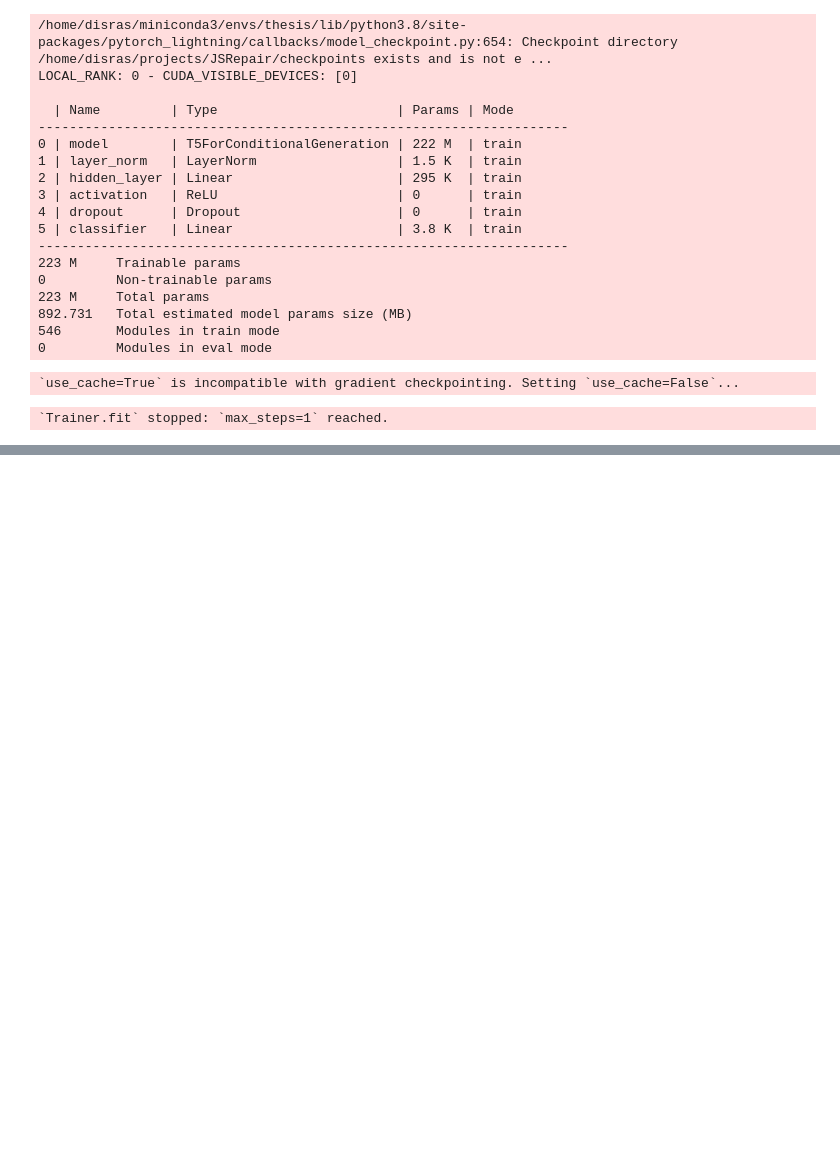
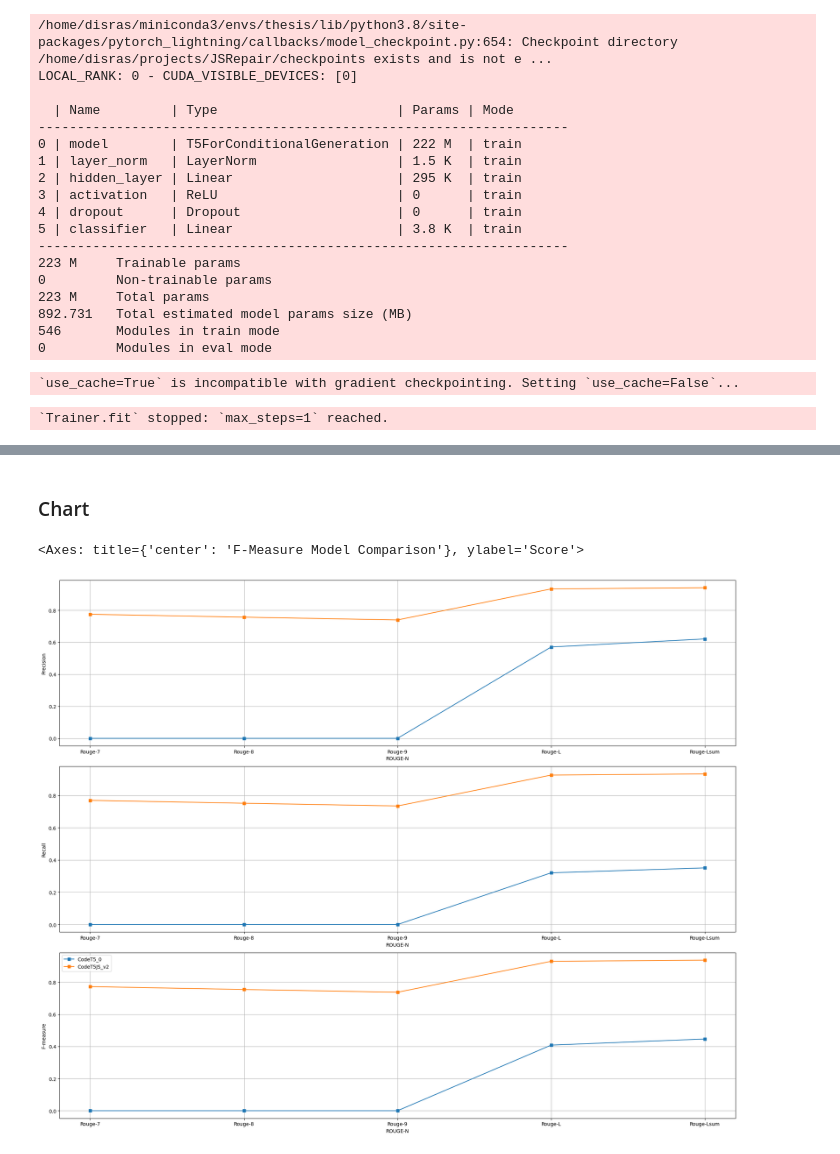
Before and after one commit to radistoubalidis/JSRepair, a Jupyter notebook: CodeT5_JSRepair.ipynb, the cells around one changed output, grey strips where cells are left out. Drawn from its saved outputs; the diff is of its cells as text; code cells hidden in the pictures; blank space fills up the shorter version.

```diff
--- a/CodeT5_JSRepair.ipynb
+++ b/CodeT5_JSRepair.ipynb
@@ -285,0 +477,68 @@ LOCAL_RANK: 0 - CUDA_VISIBLE_DEVICES: [0]
+# %% [markdown]
+### Chart
+# %%
+import json
+import matplotlib.pyplot as plt
+import numpy as np
+
+codebert_avgs = rouge.avgs  # Assuming rouge is a library/function that provides average scores
+
+comparison_model_path = input('Comparison model avg ROUGE-N metrics path: ')
+comparison_model = comparison_model = comparison_model_path.split('/')[-2]
+if not os.path.exists(comparison_model_path):
+    raise RuntimeError('Metrics path does not exist.')
+
+with open(comparison_model_path, 'r') as f:
+    codet5_avgs = json.load(f)
+
+# Define metric types (assuming same metrics for both models)
+metric_types = ('Rouge-7', 'Rouge-8', 'Rouge-9', 'Rouge-L', 'Rouge-Lsum')
+
+# Create a figure with 3 rows (subplots) and 1 column
+fig, (ax1, ax2, ax3) = plt.subplots(3, 1, figsize=(20, 16))
+
+# Data dictionaries for each metric (assuming data structure from rouge)
+precision_data = {
+    f"{MODEL_NAME}_{VERSION}": (codebert_avgs['avg_rouge7'].precision, codebert_avgs['avg_rouge8'].precision, codebert_avgs['avg_rouge9'].precision, codebert_avgs['avg_rougeL'].precision, codebert_avgs['avg_rougeLsum'].precision),
+    comparison_model: (codet5_avgs['avg_rouge7'][0], codet5_avgs['avg_rouge8'][0], codet5_avgs['avg_rouge9'][0], codet5_avgs['avg_rougeL'][0], codet5_avgs['avg_rougeLsum'][0]),
+}
+recall_data = {
+    f"{MODEL_NAME}_{VERSION}": (codebert_avgs['avg_rouge7'].recall, codebert_avgs['avg_rouge8'].recall, codebert_avgs['avg_rouge9'].recall, codebert_avgs['avg_rougeL'].recall, codebert_avgs['avg_rougeLsum'].recall),
+    comparison_model: (codet5_avgs['avg_rouge7'][1], codet5_avgs['avg_rouge8'][1], codet5_avgs['avg_rouge9'][1], codet5_avgs['avg_rougeL'][1], codet5_avgs['avg_rougeLsum'][1]),
+}
+f1_data = {
+    f"{MODEL_NAME}_{VERSION}": (codebert_avgs['avg_rouge7'].fmeasure, codebert_avgs['avg_rouge8'].fmeasure, codebert_avgs['avg_rouge9'].fmeasure, codebert_avgs['avg_rougeL'].fmeasure, codebert_avgs['avg_rougeLsum'].fmeasure),
+    comparison_model: (round(codet5_avgs['avg_rouge7'][2], 5), round(codet5_avgs['avg_rouge8'][2], 5), round(codet5_avgs['avg_rouge9'][2], 5), round(codet5_avgs['avg_rougeL'][2], 5), round(codet5_avgs['avg_rougeLsum'][2], 5)),
+}
+
+
+# Plot Precision (ax1)
+for model, precision in precision_data.items():
+    ax1.plot(metric_types, precision, label=model, marker='s')  # 's' for square marker
+ax1.set_xlabel('ROUGE-N')
+ax1.set_ylabel('Precision')
+ax1.grid(True)
+
+# Plot Recall (ax2)
+for model, recall in recall_data.items():
+    ax2.plot(metric_types, recall, label=model, marker='s')  # 'o' for circle marker
+ax2.set_xlabel('ROUGE-N')
+ax2.set_ylabel('Recall')
+ax2.grid(True)
+
+# Plot F1 Score (ax3)
+for model, f1 in f1_data.items():
+    ax3.plot(metric_types, f1, label=model, marker='s')
+ax3.set_xlabel('ROUGE-N')
+ax3.set_ylabel('F-measure')
+ax3.grid(True)
+
+plt.legend(loc='upper left')
+plt.tight_layout()
+
+# Save the entire figure as a single PNG
+plt.savefig(f"{METRICS_PATH}/{MODEL_NAME}_{VERSION}_vs_{comparison_model}.png", dpi=300, bbox_inches='tight')
+ax
+# %% [output]
+<Axes: title={'center': 'F-Measure Model Comparison'}, ylabel='Score'>
+[figure, added]
```
Also changed, not shown: parts of 27 cells of this notebook.
